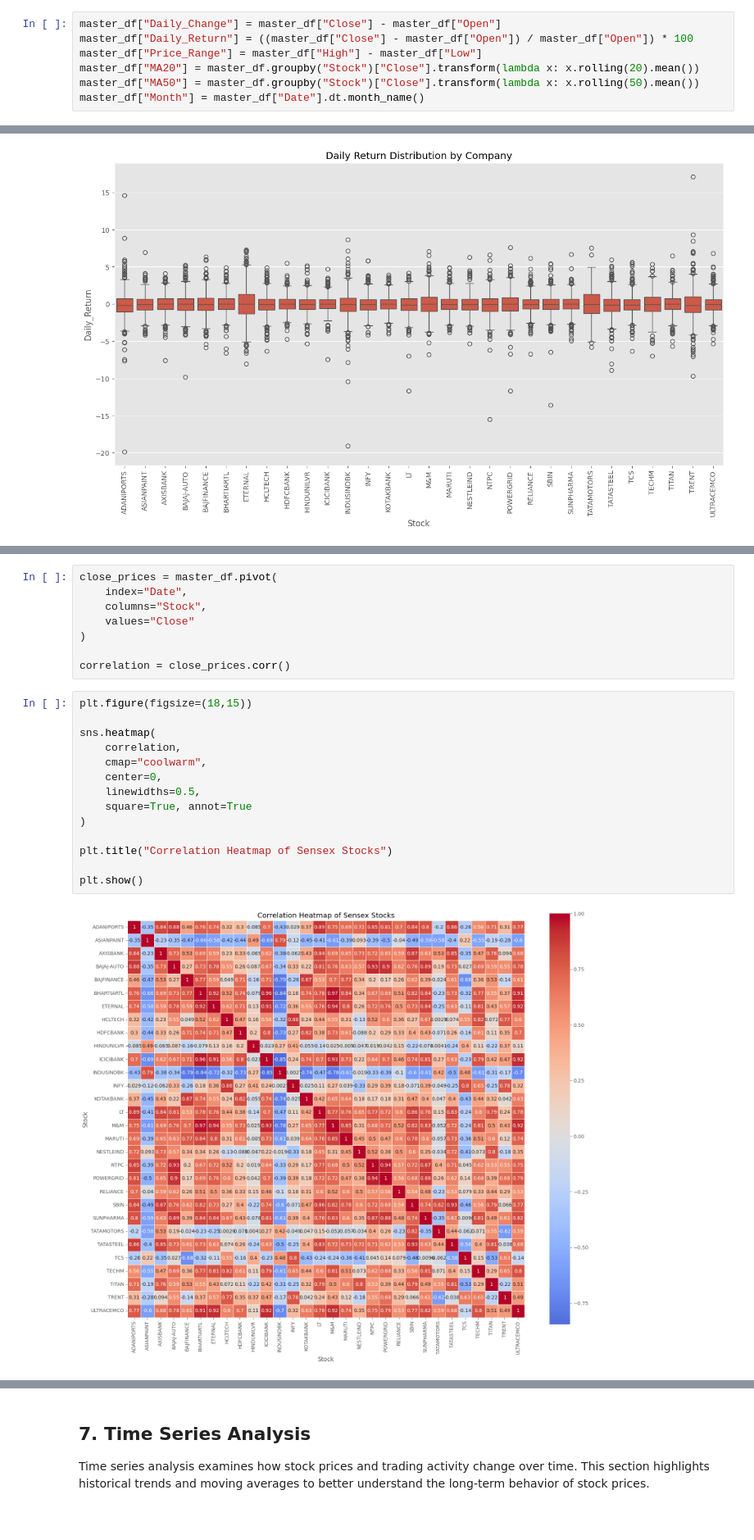
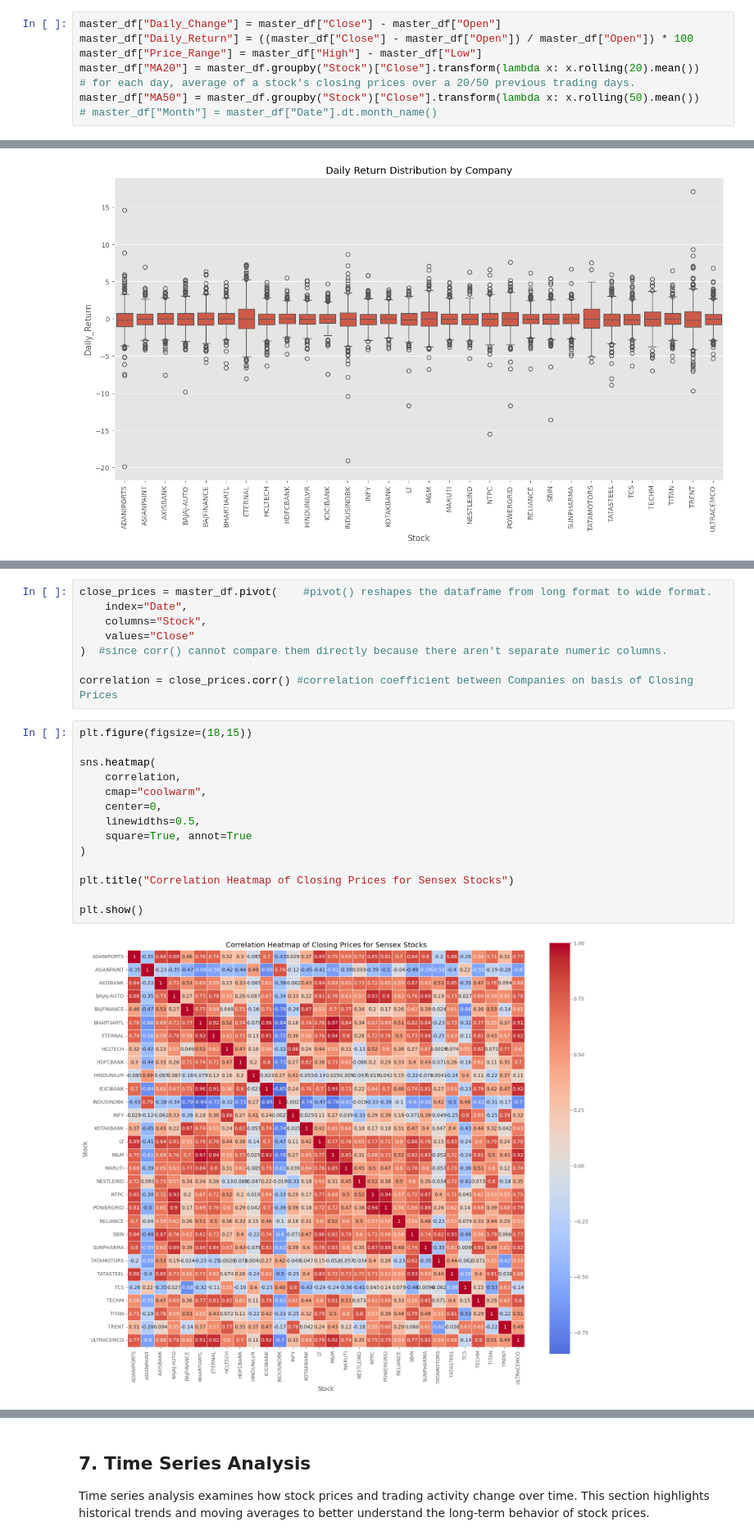
Before and after one commit to bhagyashah-dev/Stock-Analysis, a Jupyter notebook: notebooks/EDA.ipynb, the cells around one changed output, grey strips where cells are left out. Shown at 82% size. Saved outputs shown, nothing was run; the diff lists cells and outputs as text.

```diff
--- a/notebooks/EDA.ipynb
+++ b/notebooks/EDA.ipynb
@@ -314,8 +325,9 @@ master_df["Daily_Change"] = master_df["Close"] - master_df["Open"]
 master_df["Daily_Return"] = ((master_df["Close"] - master_df["Open"]) / master_df["Open"]) * 100
 master_df["Price_Range"] = master_df["High"] - master_df["Low"]
 master_df["MA20"] = master_df.groupby("Stock")["Close"].transform(lambda x: x.rolling(20).mean())
+# for each day, average of a stock's closing prices over a 20/50 previous trading days.
 master_df["MA50"] = master_df.groupby("Stock")["Close"].transform(lambda x: x.rolling(50).mean())
-master_df["Month"] = master_df["Date"].dt.month_name()
+# master_df["Month"] = master_df["Date"].dt.month_name()
 # %%
 plt.figure(figsize=(10,5))
 
@@ -599,24 +627,24 @@ Multivariate analysis examines the relationships among multiple variables simult
 # %%
-close_prices = master_df.pivot(
+close_prices = master_df.pivot(    #pivot() reshapes the dataframe from long format to wide format.
     index="Date",
     columns="Stock",
     values="Close"
-)
+)  #since corr() cannot compare them directly because there aren't separate numeric columns.
 
-correlation = close_prices.corr()
+correlation = close_prices.corr() #correlation coefficient between Companies on basis of Closing Prices
 # %%
 plt.figure(figsize=(18,15))
 
 sns.heatmap(
     correlation,
     cmap="coolwarm",
     center=0,
     linewidths=0.5,
     square=True, annot=True
 )
 
-plt.title("Correlation Heatmap of Sensex Stocks")
+plt.title("Correlation Heatmap of Closing Prices for Sensex Stocks")
 
 plt.show()
 # %% [output]
-[figure, old version]
+[figure, new version]
```
Also changed, not shown: parts of 8 cells of this notebook.
